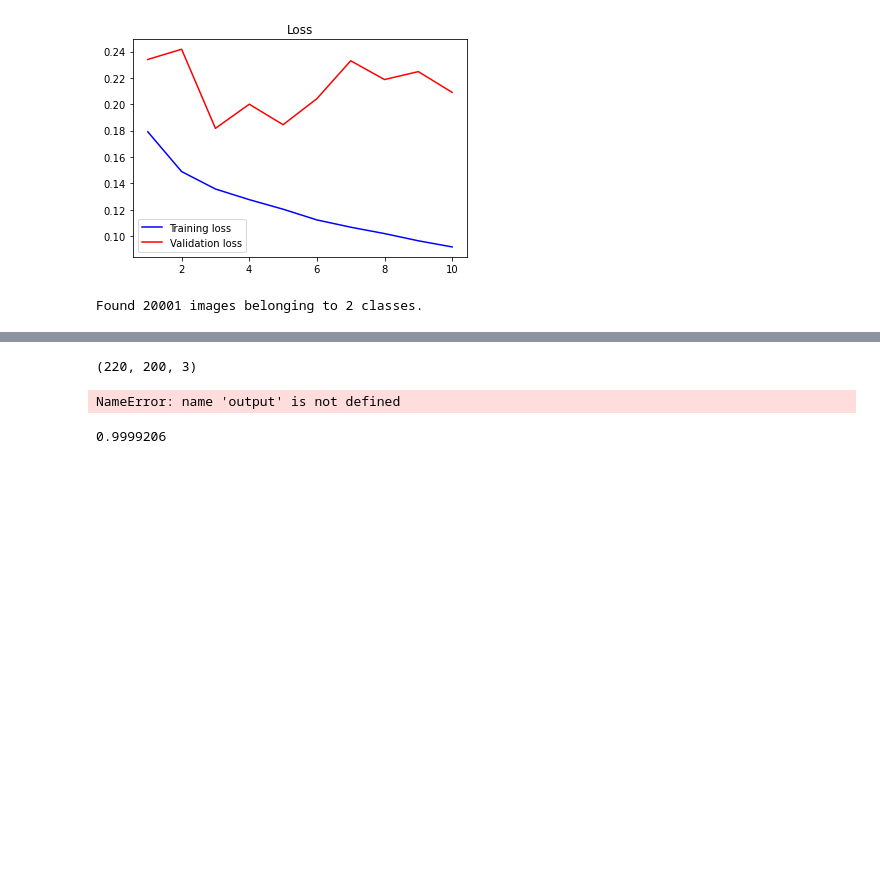
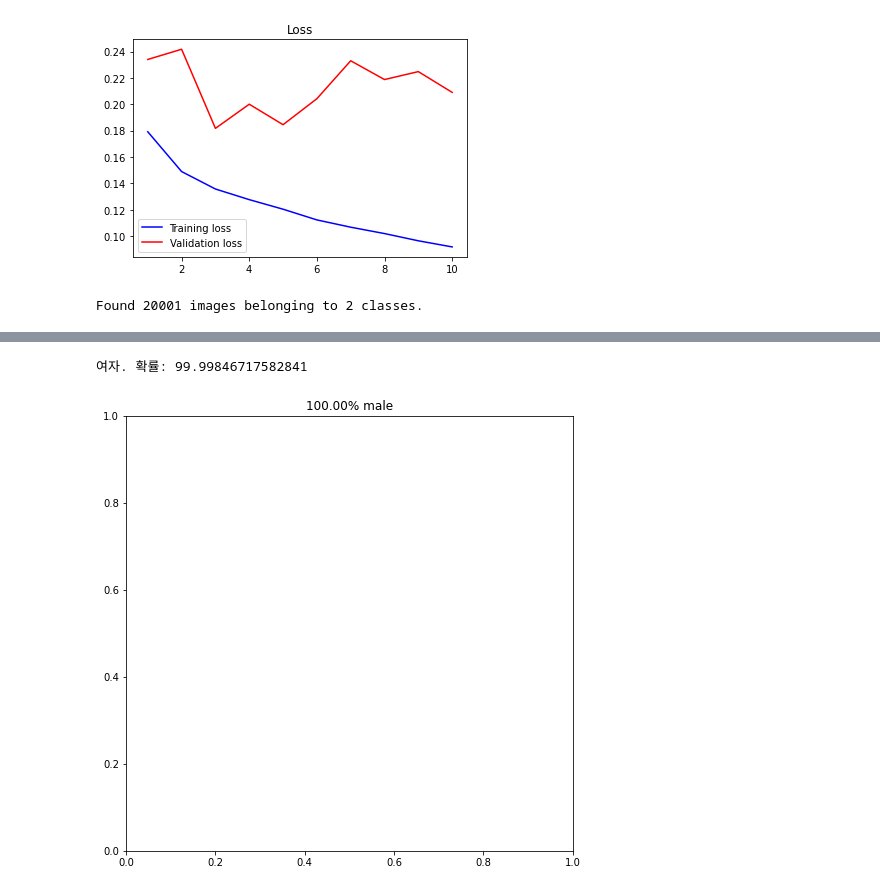
Before and after one commit to fishduke/ImageTraining, a Jupyter notebook: Check_gender/Densenet.ipynb, the cells around one changed output, grey strips where cells are left out. Drawn from its saved outputs; the diff is of its cells as text; code cells hidden in the pictures; blank space fills up the shorter version.

```diff
--- a/Check_gender/Densenet.ipynb
+++ b/Check_gender/Densenet.ipynb
@@ -179,22 +166,20 @@ cv2.imshow('result', img)
-# %%
-img.shape
-# %% [output]
-(220, 200, 3)
-# %%
-import cv2
-import numpy as np
-
-for i in range(len(output)):
-    print(i)
-
-    if output[i][0] > 0.9:
-        print("등록된 사진은 남자.", "확률:", output[i][0]*100)
-        cv2.imshow('a',output[i])
-    else:
-        print("등록된 사람과 일치하지 않으므로 재 등록 바람.", "확률:", (1-output[i][0])*100)
-# %% [output]
-NameError: name 'output' is not defined
-# %%
-print(output[0][0])
-# %% [output]
-0.9999206
+# %%
+test_img = img_to_array(load_img(os.path.join('./Dataset/Test', '160028.jpg'), target_size=(220,200)))
+
+test_input = preprocess_input(np.expand_dims(test_img.copy(), axis=0))
+
+pred = additional_model.predict(test_input)
+
+plt.figure(figsize=(8,8))
+plt.title('%.2f%% male' % (pred[0][1] * 100))
+# plt.imshow(test_img.astype(np.uint8))
+
+for i in range(len(pred)):
+    if output[i][1] > 0.9:
+        print("남자.", "확률:", output[i][0]*100)
+        plt.imshow(test_img.astype(np.uint8))
+    else:
+        print("여자.", "확률:", (1-output[i][1])*100)
+# %% [output]
+여자. 확률: 99.99846717582841
+[figure, added]
```
Also changed, not shown: parts of 3 cells of this notebook.
